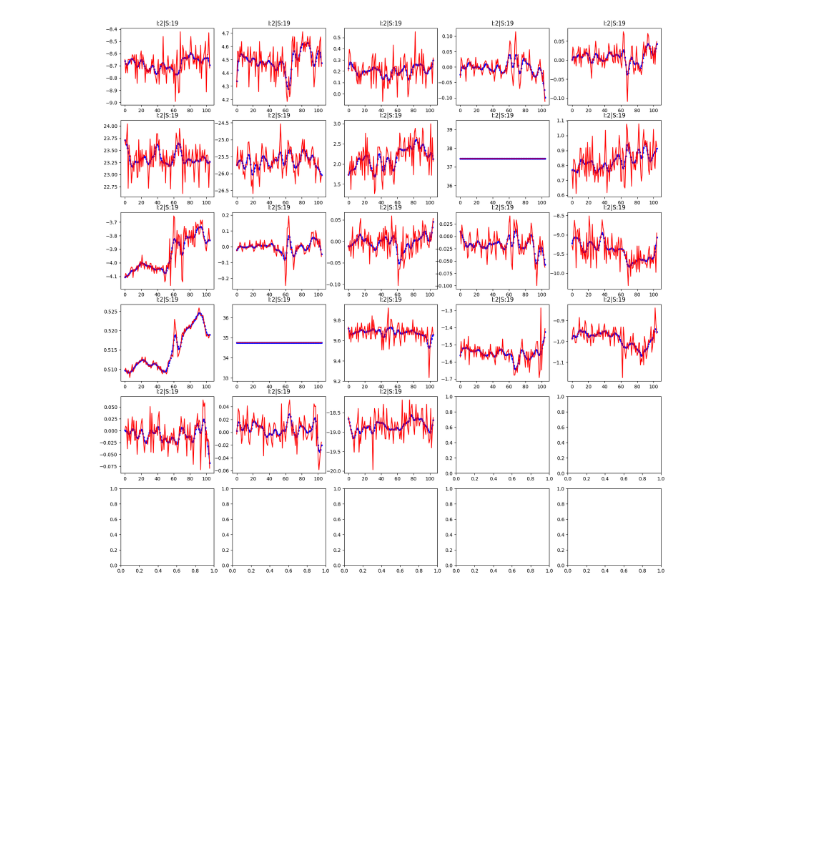
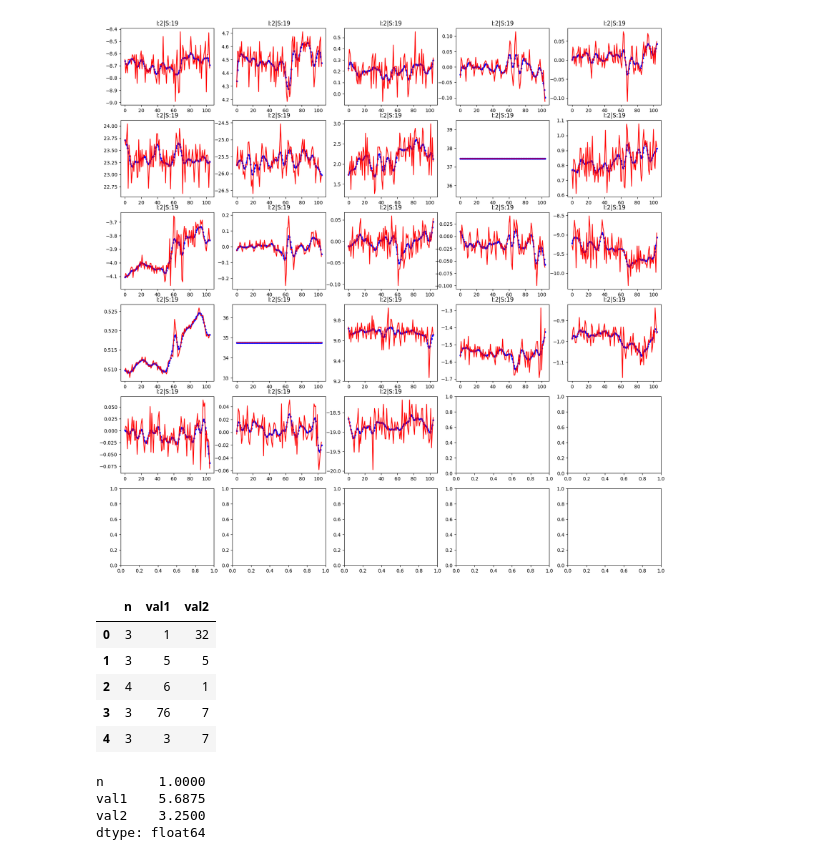
Before and after one commit to nipdep/HAR-ZSL-XAI, a Jupyter notebook: notebooks/signal_smoothning.ipynb, the cells around one changed output. Saved outputs shown, nothing was run; the diff lists cells and outputs as text; code cells hidden in the pictures; blank space fills up the shorter version.

```diff
--- a/notebooks/signal_smoothning.ipynb
+++ b/notebooks/signal_smoothning.ipynb
@@ -203,0 +225,18 @@ IndexError: index 27 is out of bounds for axis 1 with size 27
+# %%
+records = {'val1': [1,5,6,76,3], 'val2': [32,5,1,7,7], 'n':[3,3,4,3,3]}
+df = pd.DataFrame.from_records(records)
+df.head()
+# %% [output]
+|  | n | val1 | val2 |
+| 0 | 3 | 1 | 32 |
+| 1 | 3 | 5 | 5 |
+| 2 | 4 | 6 | 1 |
+| 3 | 3 | 76 | 7 |
+| 4 | 3 | 3 | 7 |
+# %%
+df.sum()/df['n'].sum()
+# %% [output]
+n       1.0000
+val1    5.6875
+val2    3.2500
+dtype: float64
```
Also changed, not shown: parts of 13 cells of this notebook, 28 other files.
